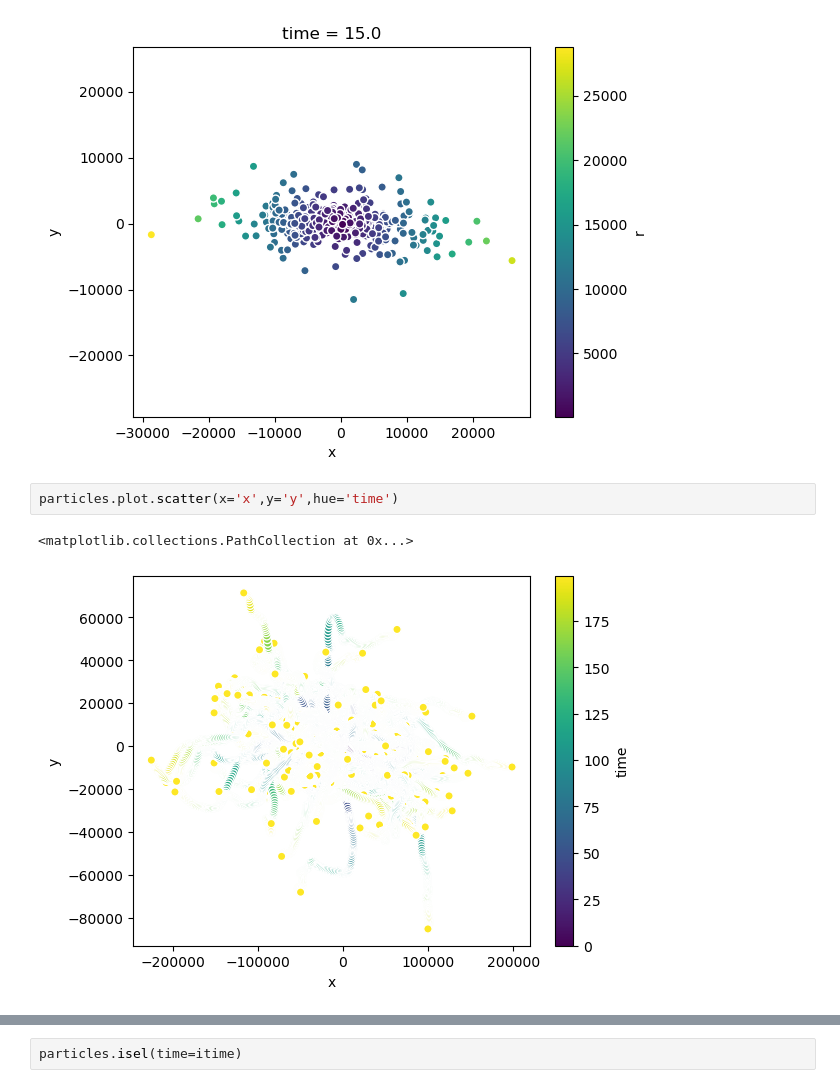
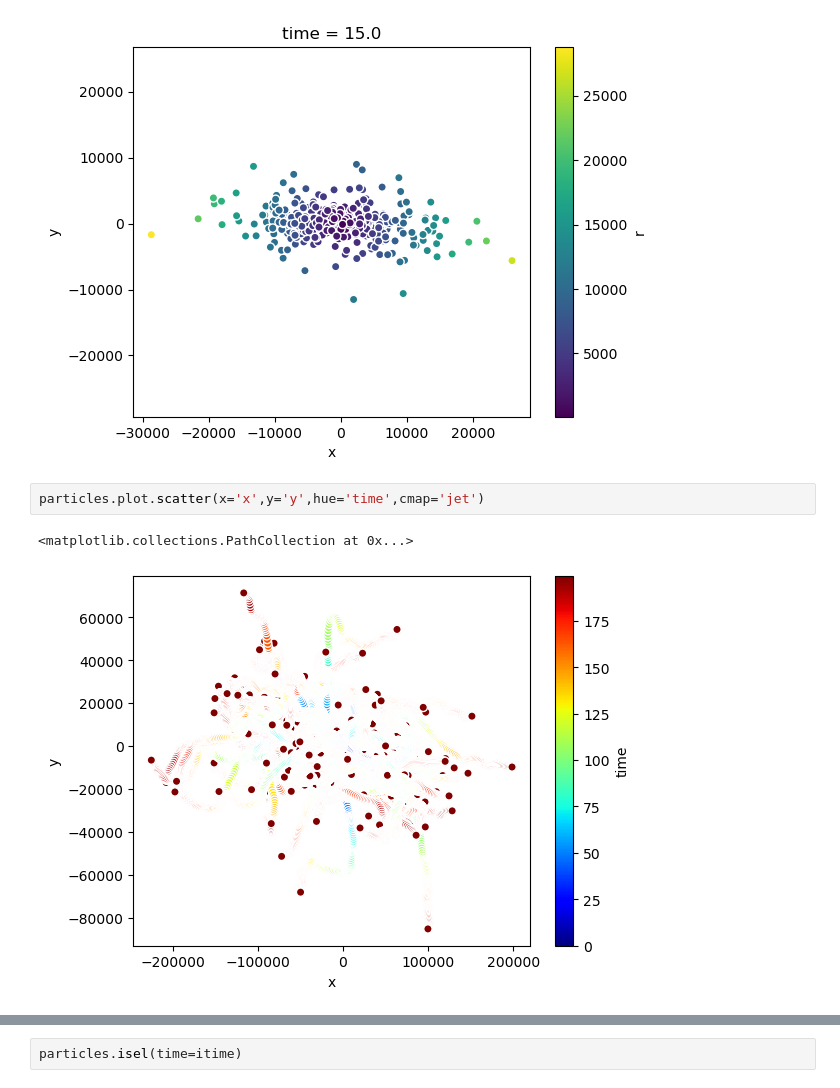
Before and after one commit to galendal/ACTOM_sites, a Jupyter notebook: particle_swarm.ipynb, the cells around one changed output, grey strips where cells are left out. Cells and saved outputs as stored; diff of their text form.

```diff
--- a/particle_swarm.ipynb
+++ b/particle_swarm.ipynb
@@ -243,7 +242,7 @@ plt.axis('equal')
  10000.33813346562)
 [figure]
 # %%
-particles.plot.scatter(x='x',y='y',hue='time')
+particles.plot.scatter(x='x',y='y',hue='time',cmap='jet')
 # %% [output]
 <matplotlib.collections.PathCollection at 0x...>
-[figure, old version]
+[figure, new version]
```
Also changed, not shown: parts of 97 cells of this notebook, 1 other file.
